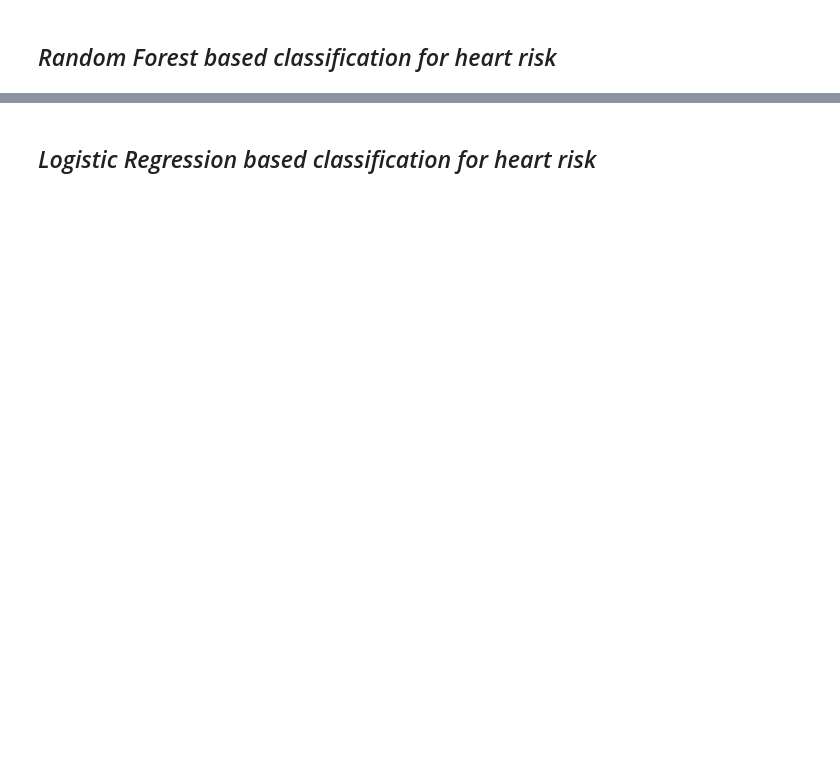
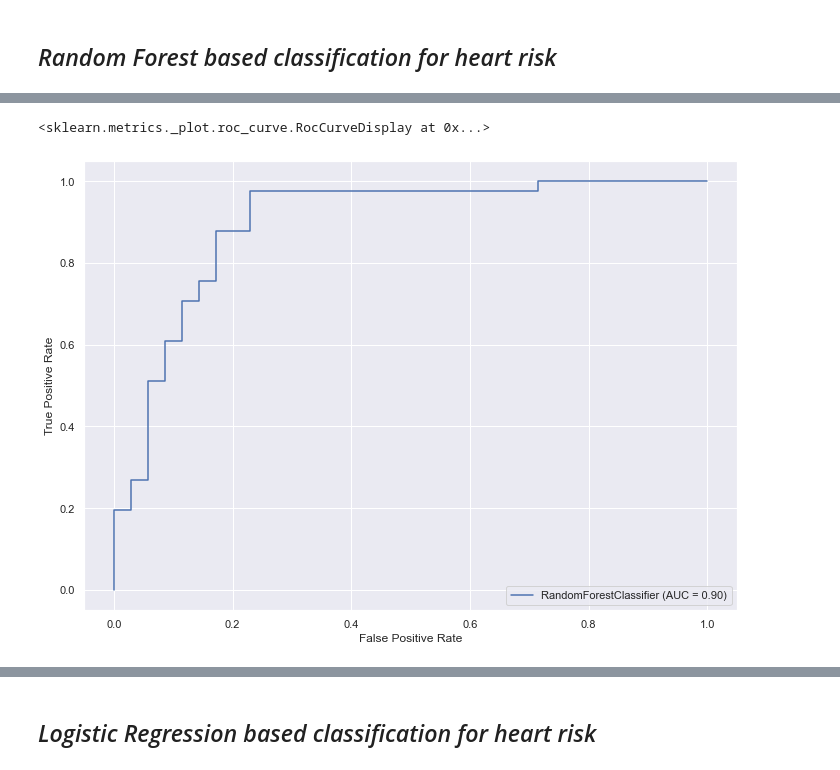
Before and after one commit to rrahman1234/Udacity_ML_Nanodegree, a Jupyter notebook: Hear_Risk_Analytics.ipynb, the cells around one changed output, grey strips where cells are left out. Saved outputs shown, nothing was run; the diff lists cells and outputs as text; code cells hidden in the pictures; blank space fills up the shorter version.

```diff
--- a/Hear_Risk_Analytics.ipynb
+++ b/Hear_Risk_Analytics.ipynb
@@ -776,0 +730,5 @@ util.plot_confusion_matrix(cm_rf,classes=['No Risk', 'Risk'], title='RF based Co
+# %%
+metrics.plot_roc_curve(Tuned_model_rf, X_test, y_test)
+# %% [output]
+<sklearn.metrics._plot.roc_curve.RocCurveDisplay at 0x...>
+[figure, added]
```
Also changed, not shown: parts of 91 cells of this notebook.
